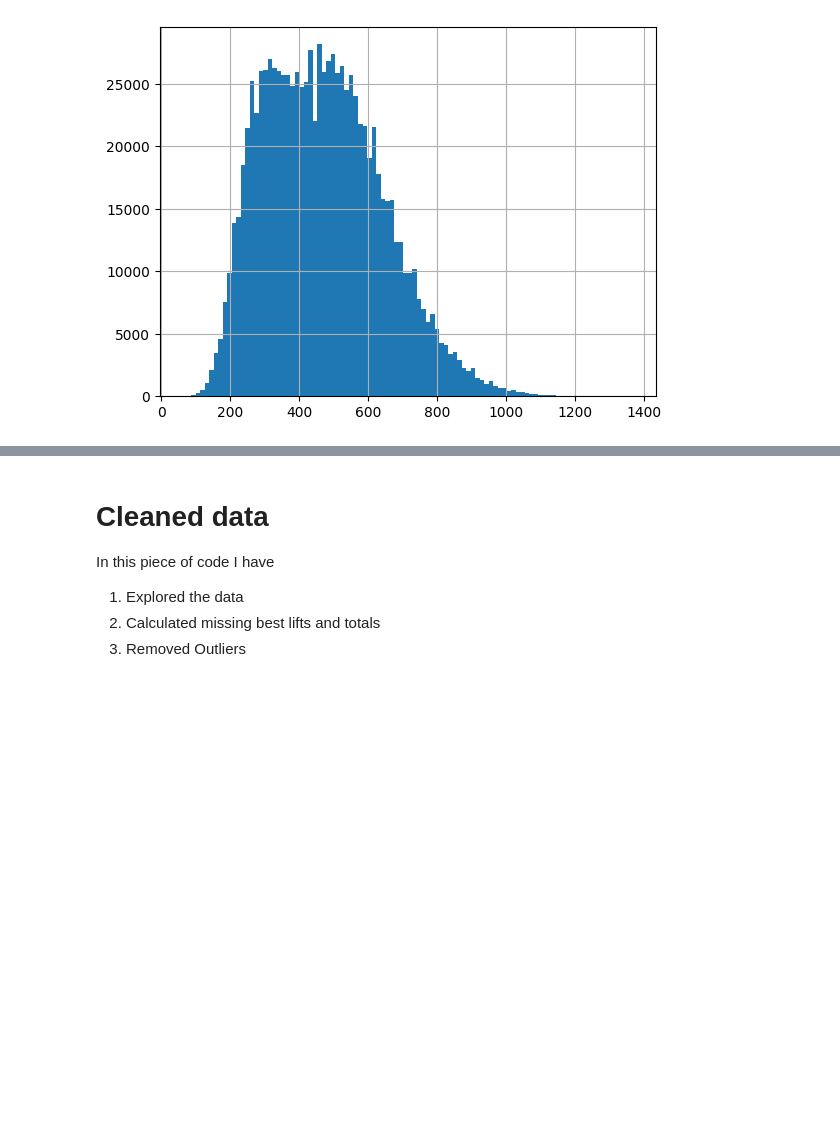
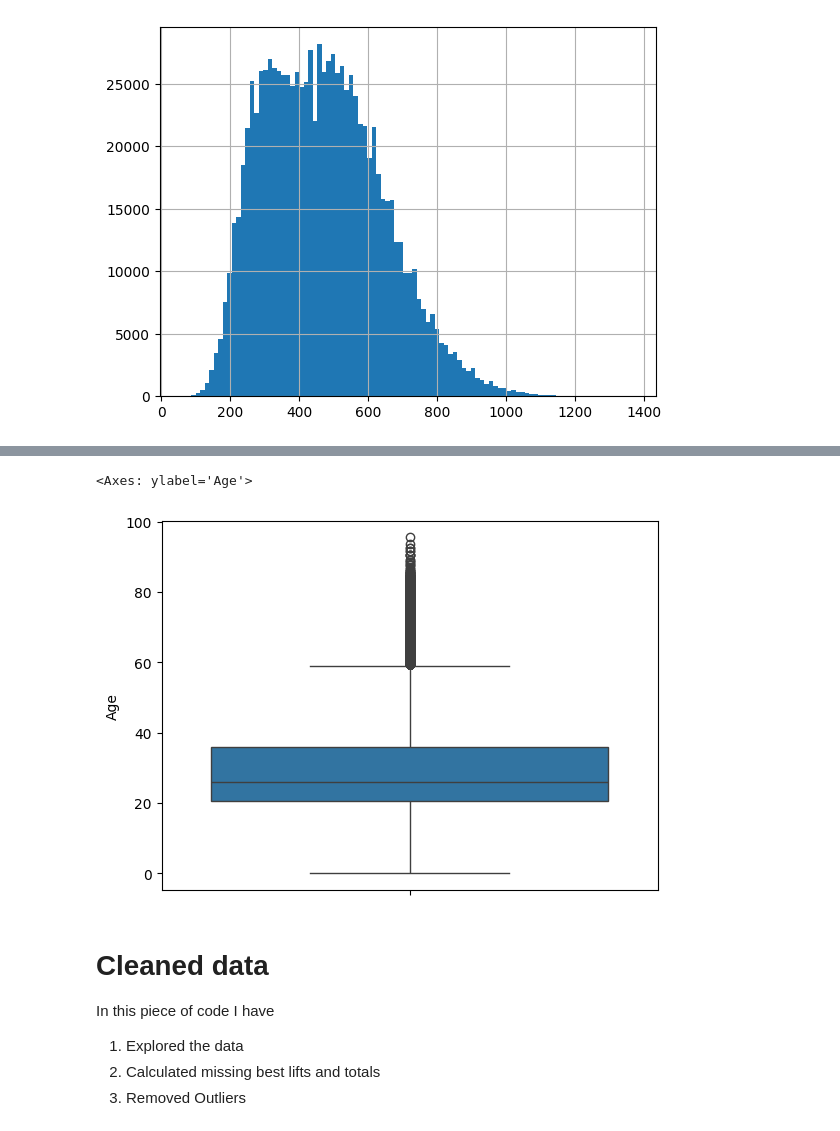
Before and after one commit to adam-grove/Practice, a Jupyter notebook: Power Lifting Project/Data Acquisition and Cleaning.ipynb, the cells around one changed output, grey strips where cells are left out. Drawn from its saved outputs; the diff is of its cells as text; code cells hidden in the pictures; blank space fills up the shorter version.

```diff
--- a/Power Lifting Project/Data Acquisition and Cleaning.ipynb
+++ b/Power Lifting Project/Data Acquisition and Cleaning.ipynb
@@ -220,0 +266,5 @@ sbd_df["TotalKg"].hist(bins=100)
+# %%
+sns.boxplot(sbd_df["Age"])
+# %% [output]
+<Axes: ylabel='Age'>
+[figure, added]
```
Also changed, not shown: parts of 7 cells of this notebook.
